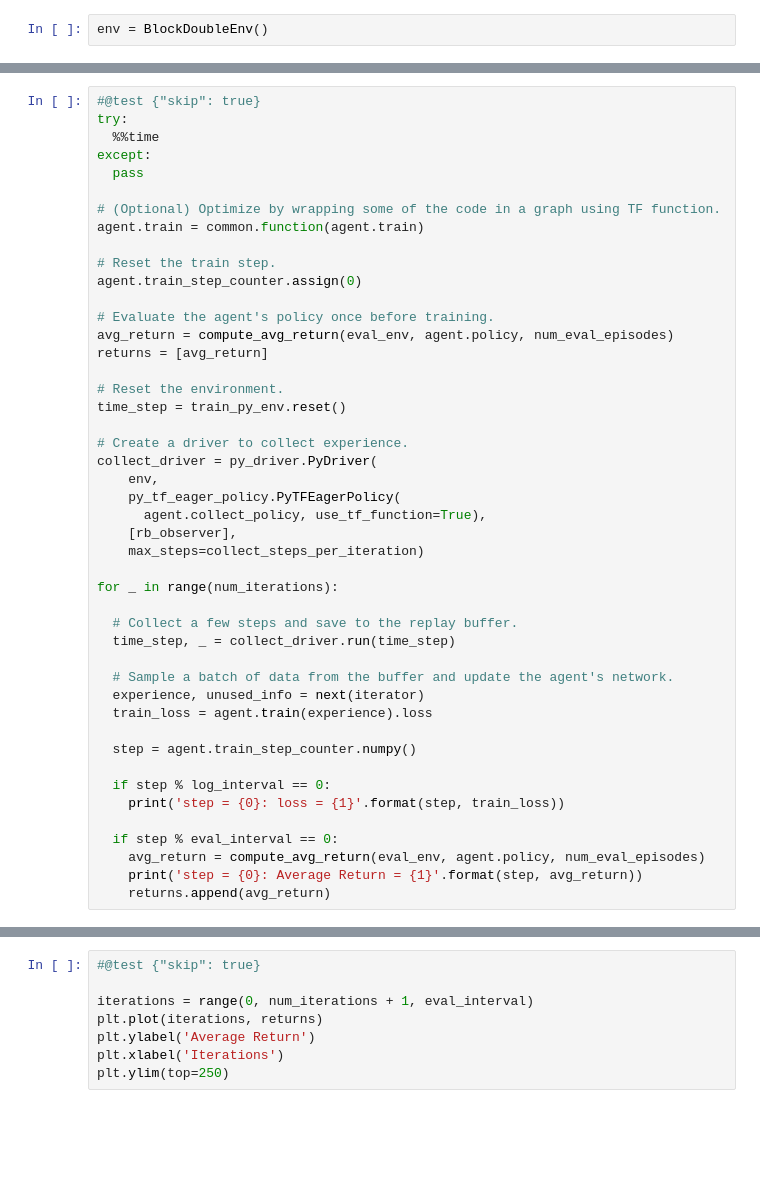
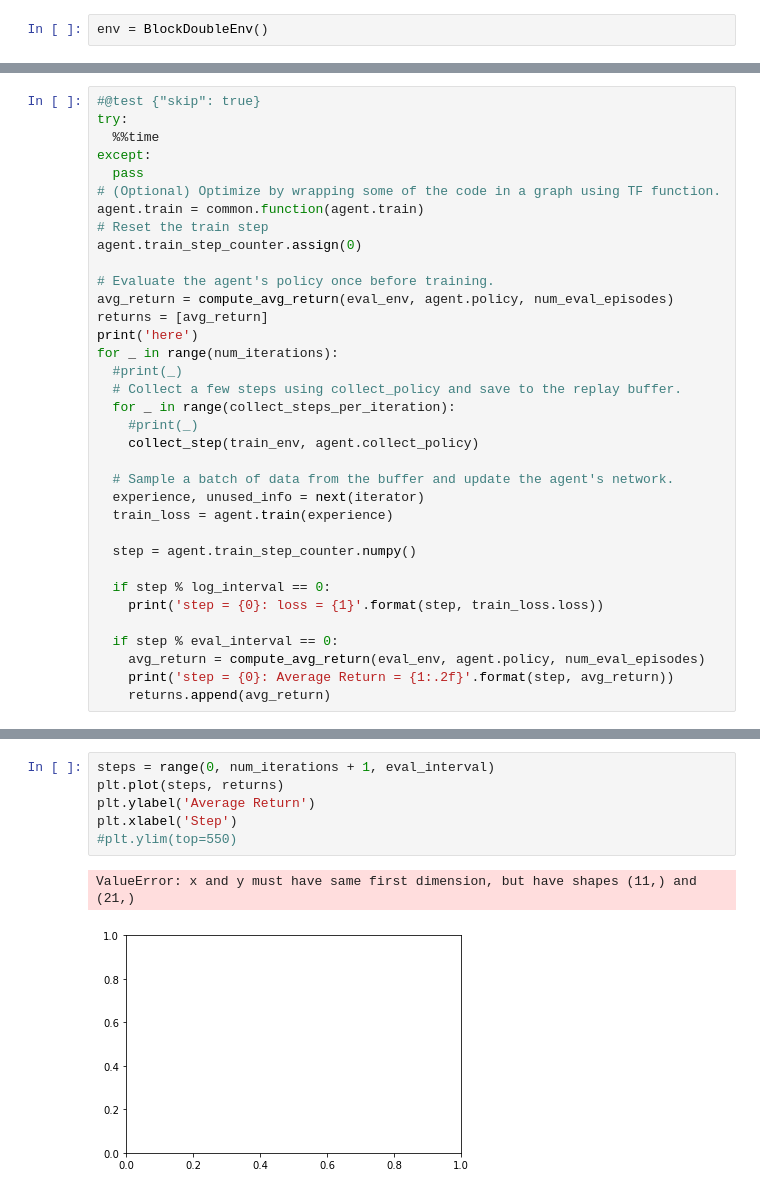
Before and after one commit to El-Eng/ML-projects, a Jupyter notebook: 2048/2048_tf.ipynb, the cells around one changed output, grey strips where cells are left out. Drawn from its saved outputs; the diff is of its cells as text; blank space fills up the shorter version.

```diff
--- a/2048/2048_tf.ipynb
+++ b/2048/2048_tf.ipynb
@@ -203,43 +270,32 @@ try:
   %%time
 except:
   pass
-
 # (Optional) Optimize by wrapping some of the code in a graph using TF function.
 agent.train = common.function(agent.train)
-
-# Reset the train step.
+# Reset the train step
 agent.train_step_counter.assign(0)
 
 # Evaluate the agent's policy once before training.
 avg_return = compute_avg_return(eval_env, agent.policy, num_eval_episodes)
 returns = [avg_return]
-
-# Reset the environment.
-time_step = train_py_env.reset()
-
-# Create a driver to collect experience.
-collect_driver = py_driver.PyDriver(
-    env,
-    py_tf_eager_policy.PyTFEagerPolicy(
-      agent.collect_policy, use_tf_function=True),
-    [rb_observer],
-    max_steps=collect_steps_per_iteration)
-
+print('here')
 for _ in range(num_iterations):
-
-  # Collect a few steps and save to the replay buffer.
-  time_step, _ = collect_driver.run(time_step)
+  #print(_)
+  # Collect a few steps using collect_policy and save to the replay buffer.
+  for _ in range(collect_steps_per_iteration):
+    #print(_)
+    collect_step(train_env, agent.collect_policy)
 
   # Sample a batch of data from the buffer and update the agent's network.
   experience, unused_info = next(iterator)
-  train_loss = agent.train(experience).loss
+  train_loss = agent.train(experience)
 
   step = agent.train_step_counter.numpy()
 
   if step % log_interval == 0:
-    print('step = {0}: loss = {1}'.format(step, train_loss))
+    print('step = {0}: loss = {1}'.format(step, train_loss.loss))
 
   if step % eval_interval == 0:
     avg_return = compute_avg_return(eval_env, agent.policy, num_eval_episodes)
-    print('step = {0}: Average Return = {1}'.format(step, avg_return))
+    print('step = {0}: Average Return = {1:.2f}'.format(step, avg_return))
     returns.append(avg_return)
@@ -246,8 +320,9 @@ for _ in range(num_iterations):
 # %%
-#@test {"skip": true}
-
-iterations = range(0, num_iterations + 1, eval_interval)
-plt.plot(iterations, returns)
+steps = range(0, num_iterations + 1, eval_interval)
+plt.plot(steps, returns)
 plt.ylabel('Average Return')
-plt.xlabel('Iterations')
-plt.ylim(top=250)
+plt.xlabel('Step')
+#plt.ylim(top=550)
+# %% [output]
+ValueError: x and y must have same first dimension, but have shapes (11,) and (21,)
+[figure, added]
```
Also changed, not shown: parts of 27 cells of this notebook, 5 other files.
